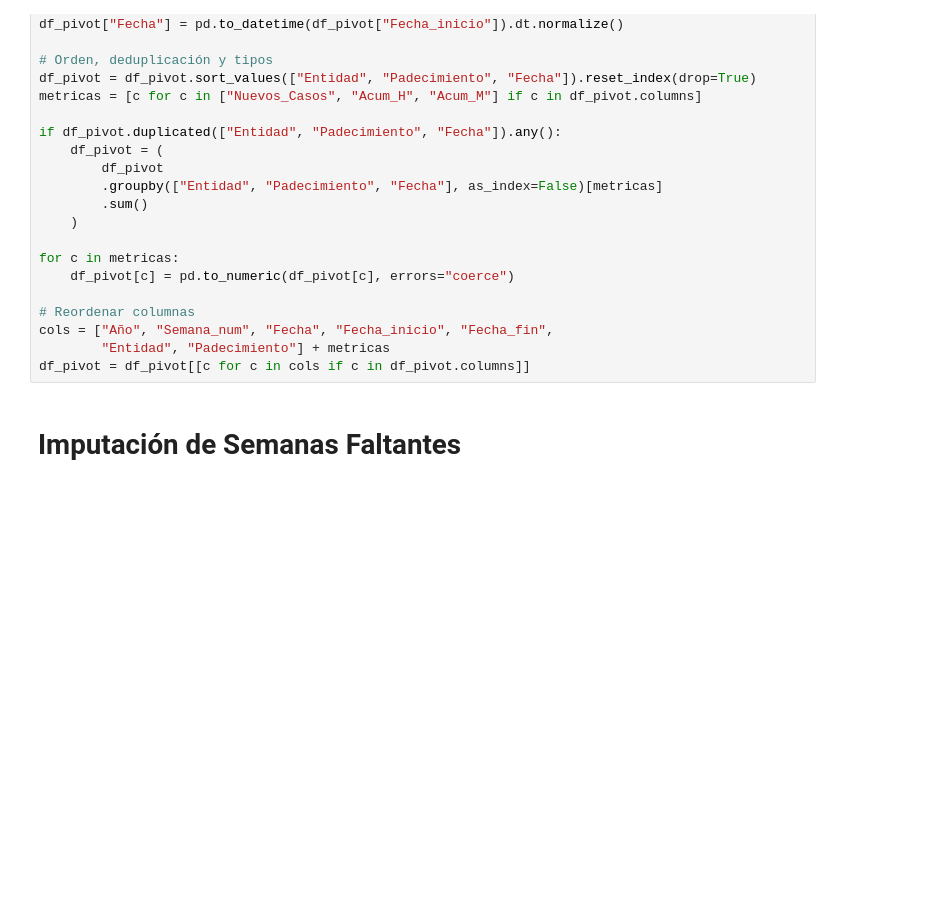
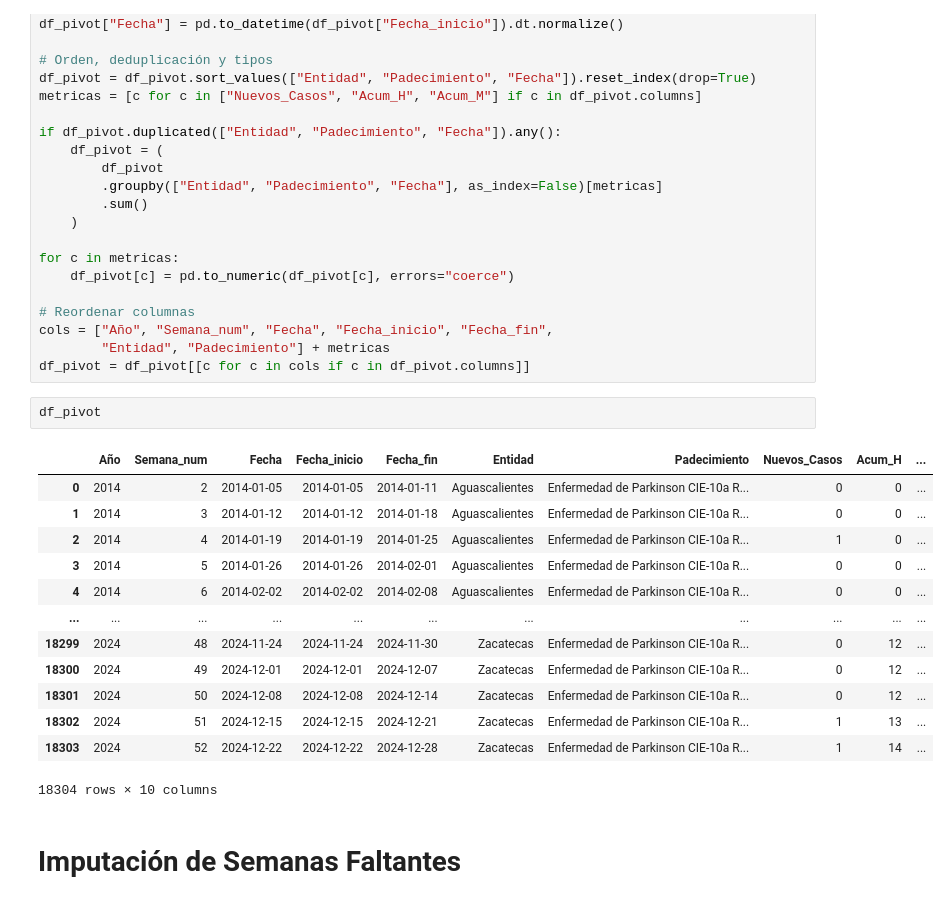
Before and after one commit to AlanJasso27/Proyecto-Integrador-Parkinson-Equipo20, a Jupyter notebook: Ingenieria_Caracteristicas_ML_Equipo20.ipynb, the cells around one changed output. Cells and saved outputs as stored; diff of their text form; blank space fills up the shorter version.

```diff
--- a/Ingenieria_Caracteristicas_ML_Equipo20.ipynb
+++ b/Ingenieria_Caracteristicas_ML_Equipo20.ipynb
@@ -221,6 +221,22 @@ for c in metricas:
 cols = ["Año", "Semana_num", "Fecha", "Fecha_inicio", "Fecha_fin",
         "Entidad", "Padecimiento"] + metricas
 df_pivot = df_pivot[[c for c in cols if c in df_pivot.columns]]
+# %%
+df_pivot
+# %% [output]
+|  | Año | Semana_num | Fecha | Fecha_inicio | Fecha_fin | Entidad | Padecimiento | Nuevos_Casos | Acum_H | ... |
+| 0 | 2014 | 2 | 2014-01-05 | 2014-01-05 | 2014-01-11 | Aguascalientes | Enfermedad de Parkinson CIE-10a R... | 0 | 0 | ... |
+| 1 | 2014 | 3 | 2014-01-12 | 2014-01-12 | 2014-01-18 | Aguascalientes | Enfermedad de Parkinson CIE-10a R... | 0 | 0 | ... |
+| 2 | 2014 | 4 | 2014-01-19 | 2014-01-19 | 2014-01-25 | Aguascalientes | Enfermedad de Parkinson CIE-10a R... | 1 | 0 | ... |
+| 3 | 2014 | 5 | 2014-01-26 | 2014-01-26 | 2014-02-01 | Aguascalientes | Enfermedad de Parkinson CIE-10a R... | 0 | 0 | ... |
+| 4 | 2014 | 6 | 2014-02-02 | 2014-02-02 | 2014-02-08 | Aguascalientes | Enfermedad de Parkinson CIE-10a R... | 0 | 0 | ... |
+| ... | ... | ... | ... | ... | ... | ... | ... | ... | ... | ... |
+| 18299 | 2024 | 48 | 2024-11-24 | 2024-11-24 | 2024-11-30 | Zacatecas | Enfermedad de Parkinson CIE-10a R... | 0 | 12 | ... |
+| 18300 | 2024 | 49 | 2024-12-01 | 2024-12-01 | 2024-12-07 | Zacatecas | Enfermedad de Parkinson CIE-10a R... | 0 | 12 | ... |
+| 18301 | 2024 | 50 | 2024-12-08 | 2024-12-08 | 2024-12-14 | Zacatecas | Enfermedad de Parkinson CIE-10a R... | 0 | 12 | ... |
+| 18302 | 2024 | 51 | 2024-12-15 | 2024-12-15 | 2024-12-21 | Zacatecas | Enfermedad de Parkinson CIE-10a R... | 1 | 13 | ... |
+| 18303 | 2024 | 52 | 2024-12-22 | 2024-12-22 | 2024-12-28 | Zacatecas | Enfermedad de Parkinson CIE-10a R... | 1 | 14 | ... |
+18304 rows × 10 columns
 # %% [markdown]
 # Imputación de Semanas Faltantes
 # %%
```
Also changed, not shown: parts of 4 cells of this notebook.
